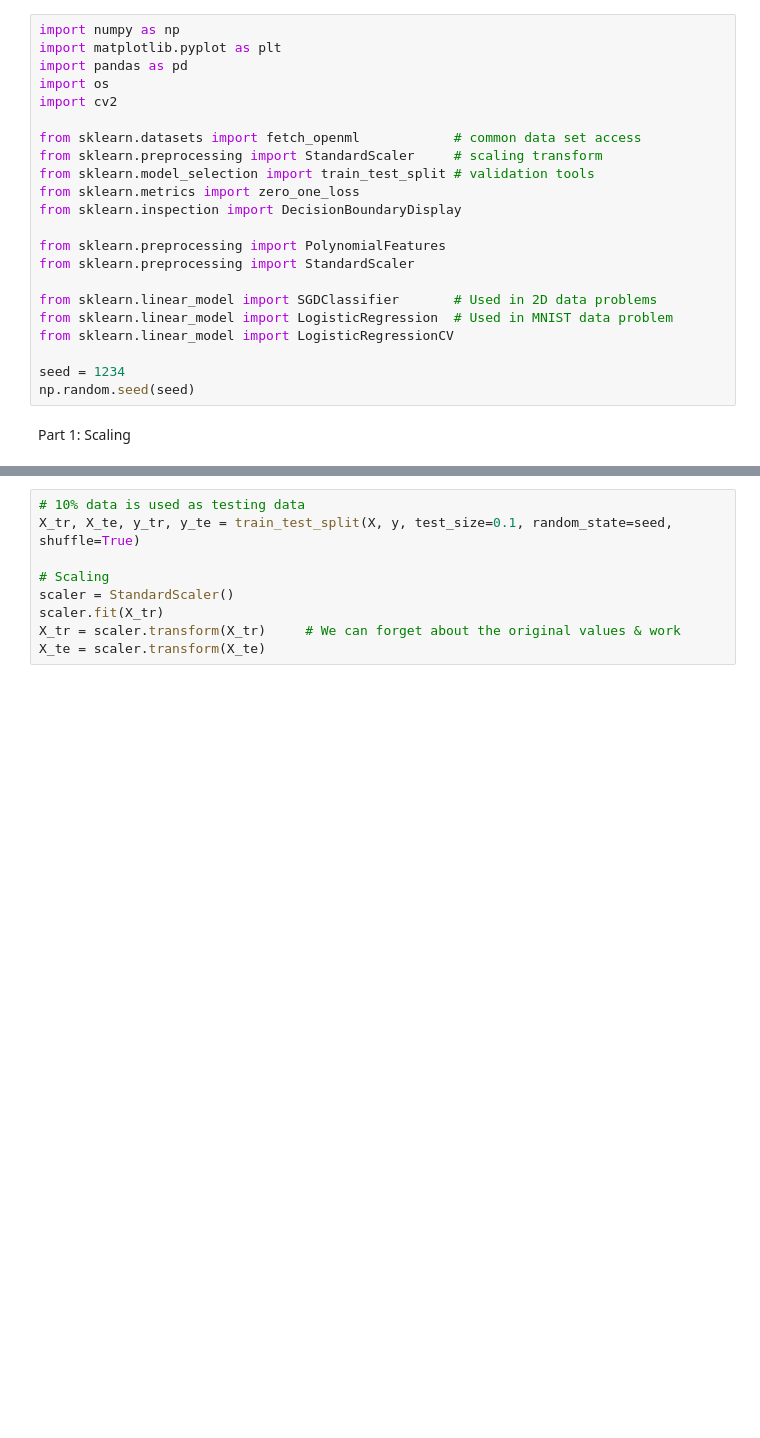
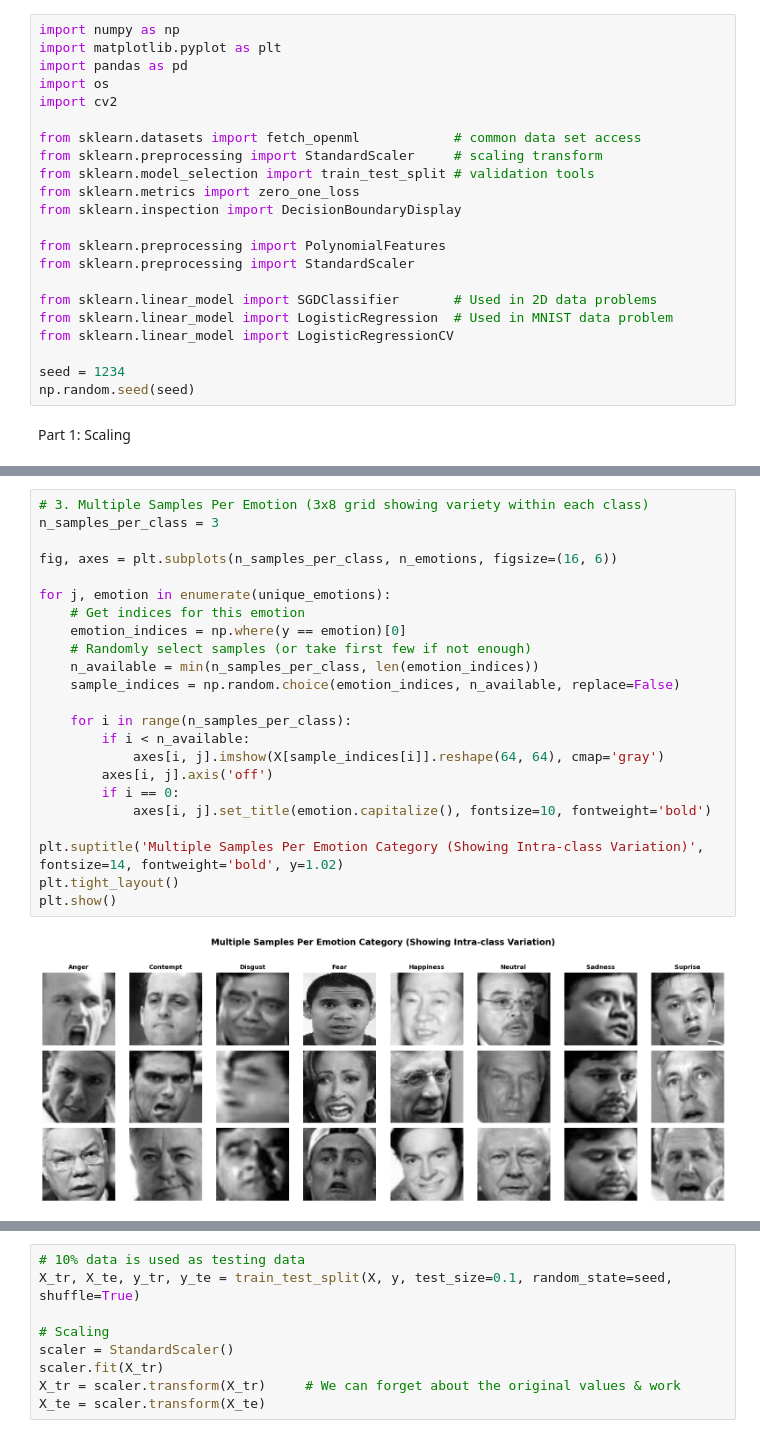
Before and after one commit to ziqil40/Emotion-Detection, a Jupyter notebook: Training.ipynb, the cells around one changed output, grey strips where cells are left out. Saved outputs shown, nothing was run; the diff lists cells and outputs as text; blank space fills up the shorter version.

```diff
--- a/Training.ipynb
+++ b/Training.ipynb
@@ -101,0 +154,25 @@ suprise: 368
+# %%
+# 3. Multiple Samples Per Emotion (3x8 grid showing variety within each class)
+n_samples_per_class = 3
+
+fig, axes = plt.subplots(n_samples_per_class, n_emotions, figsize=(16, 6))
+
+for j, emotion in enumerate(unique_emotions):
+    # Get indices for this emotion
+    emotion_indices = np.where(y == emotion)[0]
+    # Randomly select samples (or take first few if not enough)
+    n_available = min(n_samples_per_class, len(emotion_indices))
+    sample_indices = np.random.choice(emotion_indices, n_available, replace=False)
+
+    for i in range(n_samples_per_class):
+        if i < n_available:
+            axes[i, j].imshow(X[sample_indices[i]].reshape(64, 64), cmap='gray')
+        axes[i, j].axis('off')
+        if i == 0:
+            axes[i, j].set_title(emotion.capitalize(), fontsize=10, fontweight='bold')
+
+plt.suptitle('Multiple Samples Per Emotion Category (Showing Intra-class Variation)', fontsize=14, fontweight='bold', y=1.02)
+plt.tight_layout()
+plt.show()
+# %% [output]
+[figure, added]
```
Also changed, not shown: parts of 9 cells of this notebook.
